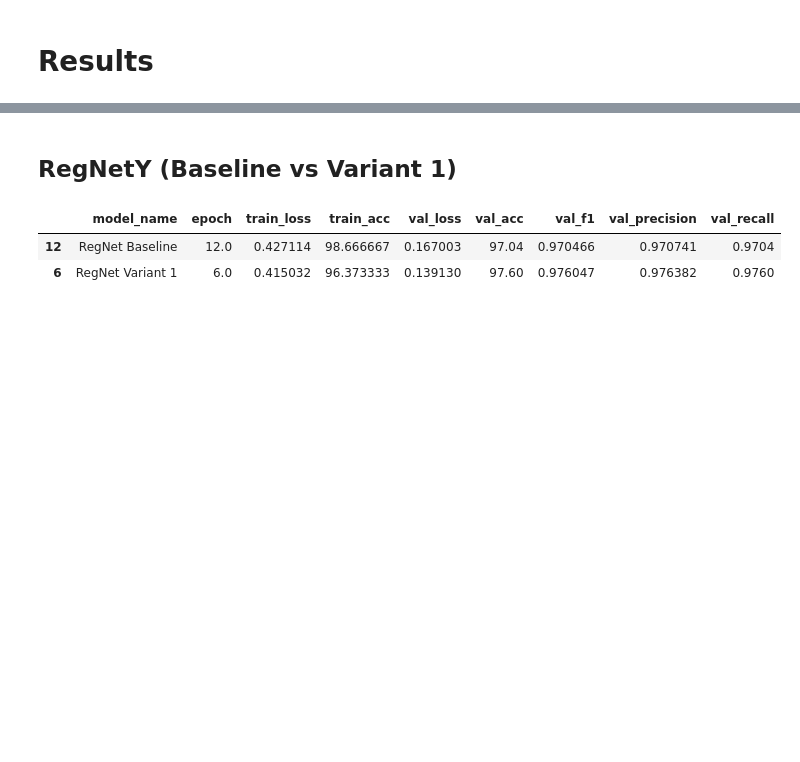
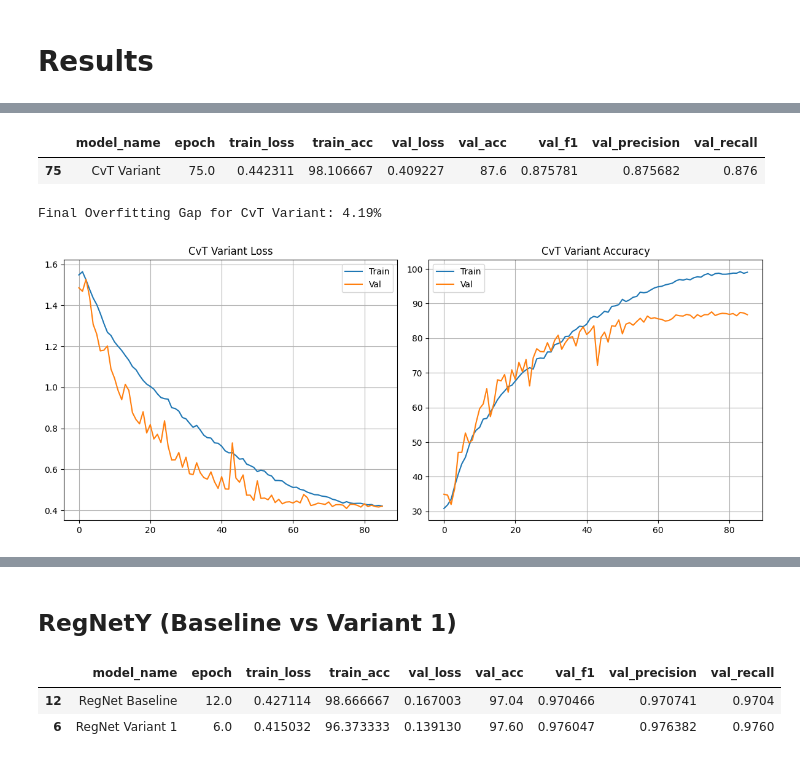
Before and after one commit to RanaAmr211/dl, a Jupyter notebook: main.ipynb, the cells around one changed output, grey strips where cells are left out. Drawn from its saved outputs; the diff is of its cells as text; code cells hidden in the pictures; blank space fills up the shorter version.

```diff
--- a/main.ipynb
+++ b/main.ipynb
@@ -566,0 +634,70 @@ dl  sample_data
+# %%
+import os
+import pandas as pd
+import numpy as np
+
+# Paths to your metrics CSVs
+BASELINE_CSV = '/content/dl/outputs/cvt_13_v1/cvt_13_v1_metrics.csv'
+
+def load_best_metrics(csv_path, model_name):
+    df = pd.read_csv(csv_path)
+    best_idx = df['val_acc'].idxmax()
+    best_row = df.loc[best_idx].copy()
+    best_row['model_name'] = model_name
+    return best_row
+
+# Load best metrics for both models
+baseline_metrics = load_best_metrics(BASELINE_CSV, 'CvT Variant ')
+
+# Create comparison table
+comparison_df = pd.DataFrame([baseline_metrics])
+
+# Optional: reorder columns
+columns_order = ['model_name', 'epoch', 'train_loss', 'train_acc',
+                 'val_loss', 'val_acc', 'val_f1', 'val_precision', 'val_recall']
+comparison_df = comparison_df[columns_order]
+
+# Display
+display(comparison_df)
+# %% [output]
+|  | model_name | epoch | train_loss | train_acc | val_loss | val_acc | val_f1 | val_precision | val_recall |
+| 75 | CvT Variant | 75.0 | 0.442311 | 98.106667 | 0.409227 | 87.6 | 0.875781 | 0.875682 | 0.876 |
+# %%
+import pandas as pd
+import matplotlib.pyplot as plt
+import numpy as np
+
+# Path to CvT baseline metrics CSV
+cvt_csv = '/content/dl/outputs/cvt_13_v1/cvt_13_v1_metrics.csv'
+
+# Load metrics
+cvt_baseline = pd.read_csv(cvt_csv)
+
+# Function to calculate final overfitting gap (%)
+def overfitting_gap(train_acc, val_acc):
+    return np.mean(train_acc - val_acc)
+
+cvt_gap = overfitting_gap(cvt_baseline['train_acc'], cvt_baseline['val_acc'])
+
+print(f"Final Overfitting Gap for CvT Variant: {cvt_gap:.2f}%")
+
+# Plot Loss & Accuracy
+fig, axes = plt.subplots(1, 2, figsize=(12,5))
+
+# Loss
+axes[0].plot(cvt_baseline['epoch'], cvt_baseline['train_loss'], label='Train')
+axes[0].plot(cvt_baseline['epoch'], cvt_baseline['val_loss'], label='Val')
+axes[0].set_title('CvT Variant Loss')
+axes[0].legend(); axes[0].grid(True)
+
+# Accuracy
+axes[1].plot(cvt_baseline['epoch'], cvt_baseline['train_acc'], label='Train')
+axes[1].plot(cvt_baseline['epoch'], cvt_baseline['val_acc'], label='Val')
+axes[1].set_title('CvT Variant Accuracy')
+axes[1].legend(); axes[1].grid(True)
+
+plt.tight_layout()
+plt.show()
+# %% [output]
+Final Overfitting Gap for CvT Variant: 4.19%
+[figure, added]
```
Also changed, not shown: parts of 8 cells of this notebook.
